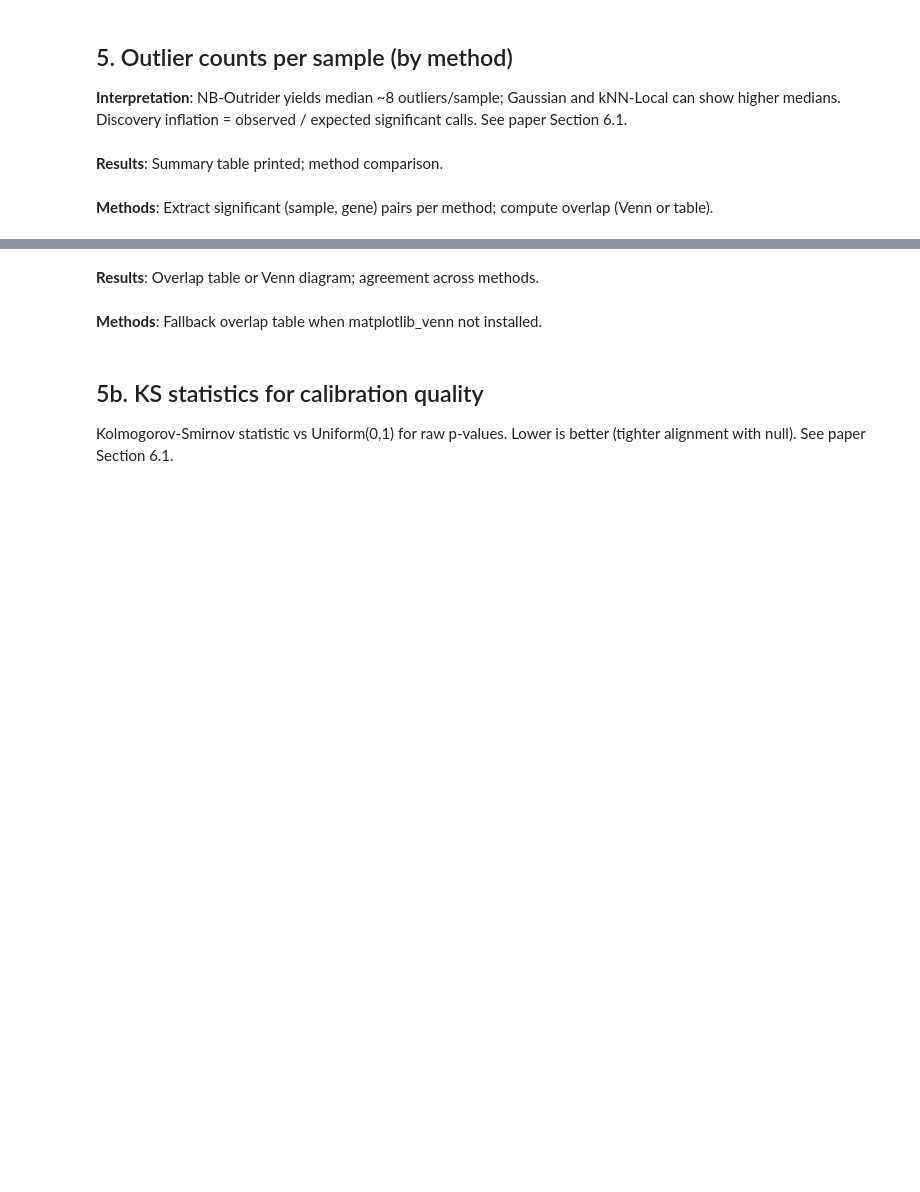
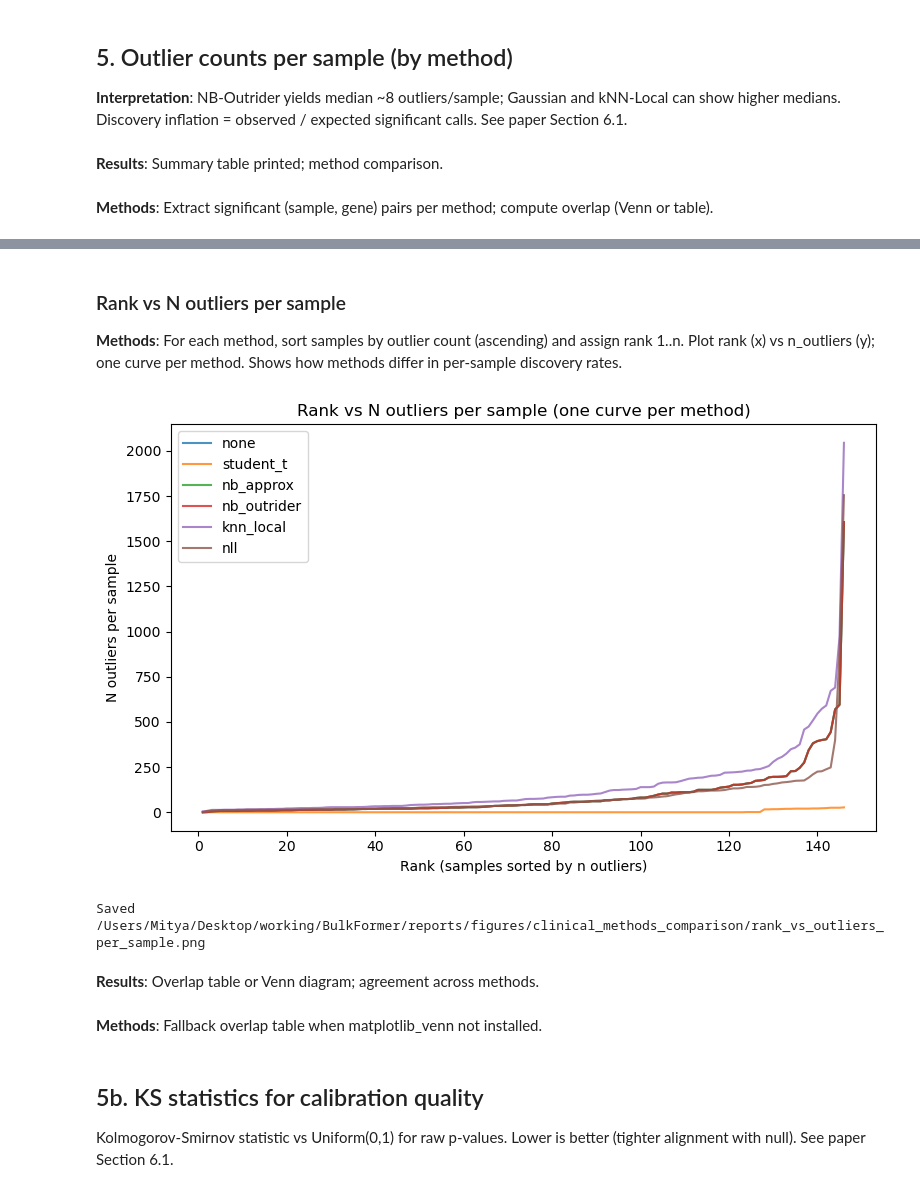
Before and after one commit to mityasmirnov/BulkFormer, a Jupyter notebook: notebooks/bulkformer_dx_clinical_methods_comparison.ipynb, the cells around one changed output, grey strips where cells are left out. Saved outputs shown, nothing was run; the diff lists cells and outputs as text; code cells hidden in the pictures; blank space fills up the shorter version.

```diff
--- a/notebooks/bulkformer_dx_clinical_methods_comparison.ipynb
+++ b/notebooks/bulkformer_dx_clinical_methods_comparison.ipynb
@@ -550,3 +606,28 @@ Saved /home/smirnov/projects/BulkFormer/reports/figures/clinical_methods_compari
+# %% [markdown]
+### Rank vs N outliers per sample
+
+**Methods**: For each method, sort samples by outlier count (ascending) and assign rank 1..n. Plot rank (x) vs n_outliers (y); one curve per method. Shows how methods differ in per-sample discovery rates.
+# %%
+if summaries:
+    fig, ax = plt.subplots(figsize=(8, 5))
+    for m in METHODS:
+        if m in summaries and "absolute_significant_gene_count_by_alpha" in summaries[m].columns:
+            s = summaries[m].sort_values("sample_id")
+            counts = s["absolute_significant_gene_count_by_alpha"].values
+            sorted_counts = np.sort(counts)
+            ranks = np.arange(1, len(sorted_counts) + 1)
+            ax.plot(ranks, sorted_counts, label=m, alpha=0.8)
+    ax.set_xlabel("Rank (samples sorted by n outliers)")
+    ax.set_ylabel("N outliers per sample")
+    ax.set_title("Rank vs N outliers per sample (one curve per method)")
+    ax.legend()
+    fig.tight_layout()
+    fig.savefig(FIGURES / "rank_vs_outliers_per_sample.png", dpi=150)
+    plt.show()
+    print(f"Saved {FIGURES / 'rank_vs_outliers_per_sample.png'}")
+# %% [output]
+[figure, added]
+Saved /Users/Mitya/Desktop/working/BulkFormer/reports/figures/clinical_methods_comparison/rank_vs_outliers_per_sample.png
 # %% [markdown]
 **Results**: Overlap table or Venn diagram; agreement across methods.
 # %% [markdown]
```
Also changed, not shown: parts of 27 cells of this notebook, 13 other files.
